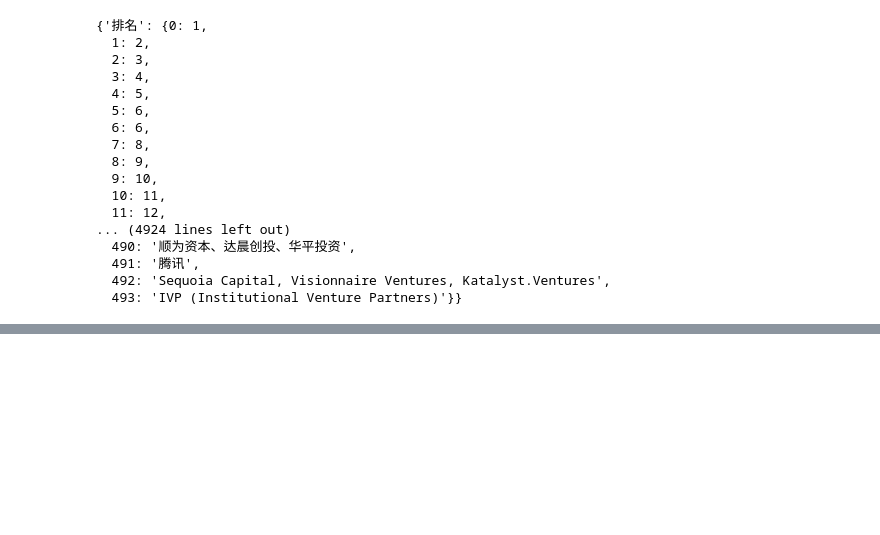
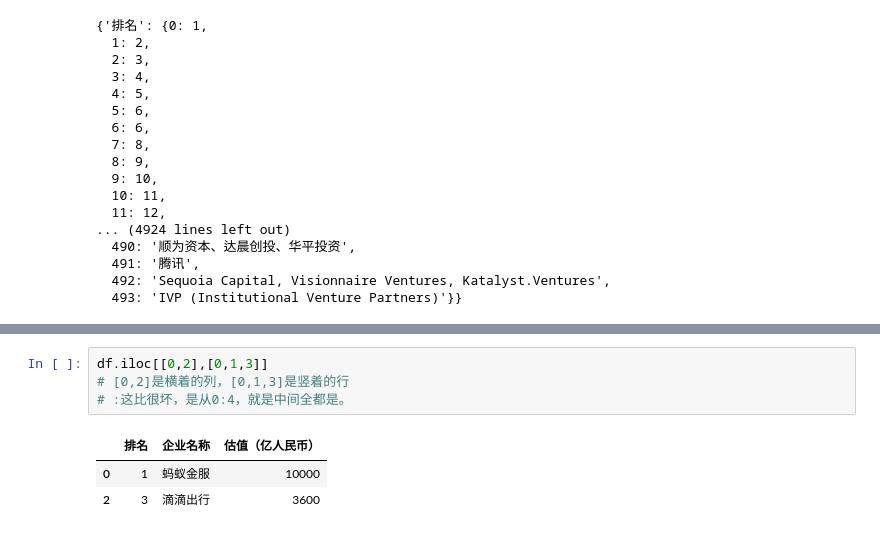
Before and after one commit to liuyu19/python_pandas, a Jupyter notebook: Spring20_Pandas/20春_pandas_week06_try/Untitled.ipynb, the cells around one changed output, grey strips where cells are left out. Drawn from its saved outputs; the diff is of its cells as text; blank space fills up the shorter version.

```diff
--- a/Spring20_Pandas/20春_pandas_week06_try/Untitled.ipynb
+++ b/Spring20_Pandas/20春_pandas_week06_try/Untitled.ipynb
@@ -331,0 +375,8 @@ df.to_dict()
+# %%
+df.iloc[[0,2],[0,1,3]]
+# [0,2]是横着的列，[0,1,3]是竖着的行
+# :这比很坏，是从0:4，就是中间全都是。
+# %% [output]
+|  | 排名 | 企业名称 | 估值（亿人民币） |
+| 0 | 1 | 蚂蚁金服 | 10000 |
+| 2 | 3 | 滴滴出行 | 3600 |
```
Also changed, not shown: parts of 12 cells of this notebook.
